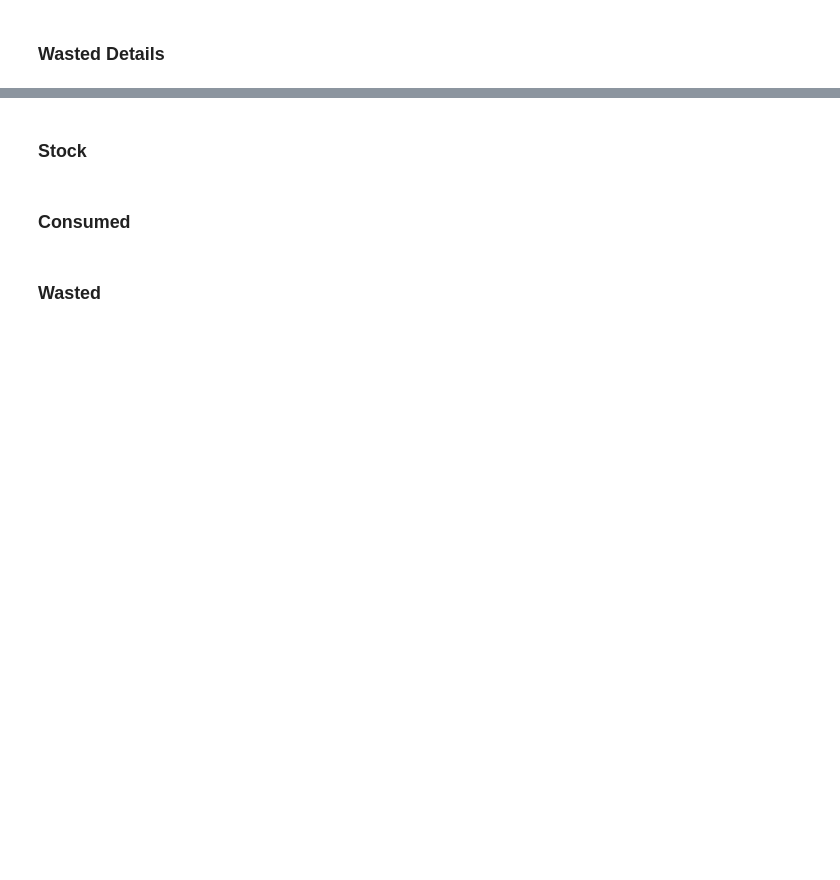
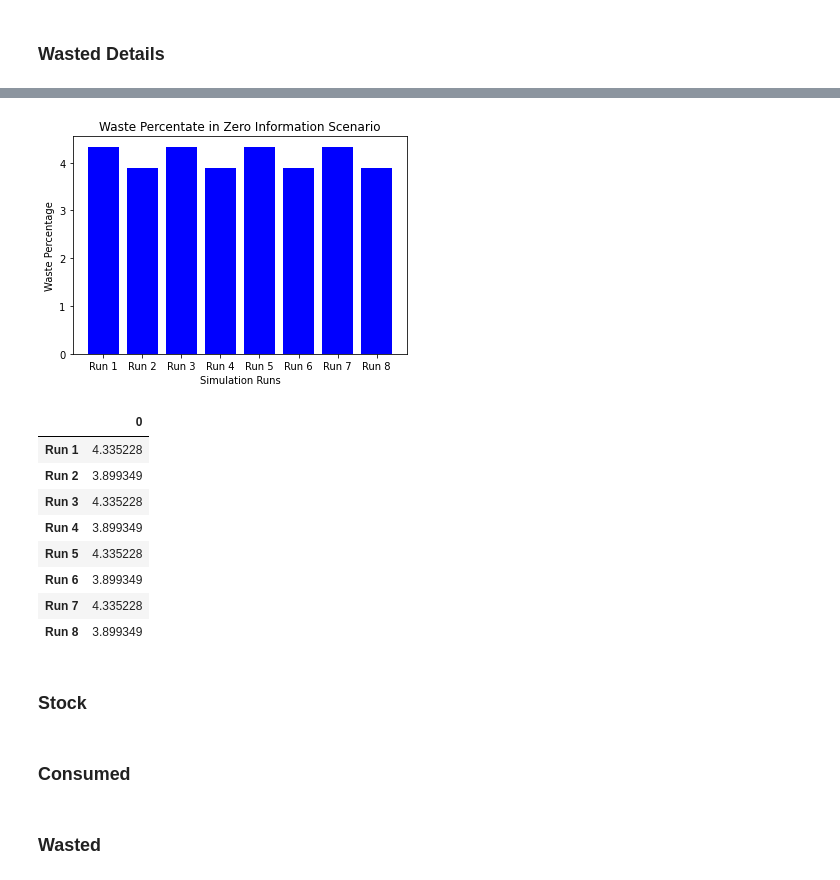
Before and after one commit to mperhez/scvis-plots, a Jupyter notebook: notebooks/scvis-abm-plots.ipynb, the cells around one changed output, grey strips where cells are left out. Drawn from its saved outputs; the diff is of its cells as text; code cells hidden in the pictures; blank space fills up the shorter version.

```diff
--- a/notebooks/scvis-abm-plots.ipynb
+++ b/notebooks/scvis-abm-plots.ipynb
@@ -154,0 +307,26 @@ percentage waste: 72.53 %
+# %%
+ex2_waste_labels = ['Run 1', 'Run 2', 'Run 3', 'Run 4', 'Run 5', 'Run 6', 'Run 7', 'Run 8', ]
+ex2_waste = [df2r1_w_per, df2r2_w_per, df2r3_w_per, df2r4_w_per, df2r5_w_per, df2r6_w_per, df2r7_w_per, df2r8_w_per]
+x_pos = [i for i, _ in enumerate(ex2_waste_labels)]
+
+plt.bar(x_pos, ex2_waste, color='blue')
+plt.xlabel("Simulation Runs")
+plt.ylabel("Waste Percentage")
+plt.title("Waste Percentate in Zero Information Scenario")
+
+plt.xticks(x_pos, ex2_waste_labels)
+
+plt.show()
+
+pd.DataFrame(ex2_waste, ex2_waste_labels)
+# %% [output]
+[figure, added]
+|  | 0 |
+| Run 1 | 4.335228 |
+| Run 2 | 3.899349 |
+| Run 3 | 4.335228 |
+| Run 4 | 3.899349 |
+| Run 5 | 4.335228 |
+| Run 6 | 3.899349 |
+| Run 7 | 4.335228 |
+| Run 8 | 3.899349 |
```
Also changed, not shown: parts of 12 cells of this notebook.
